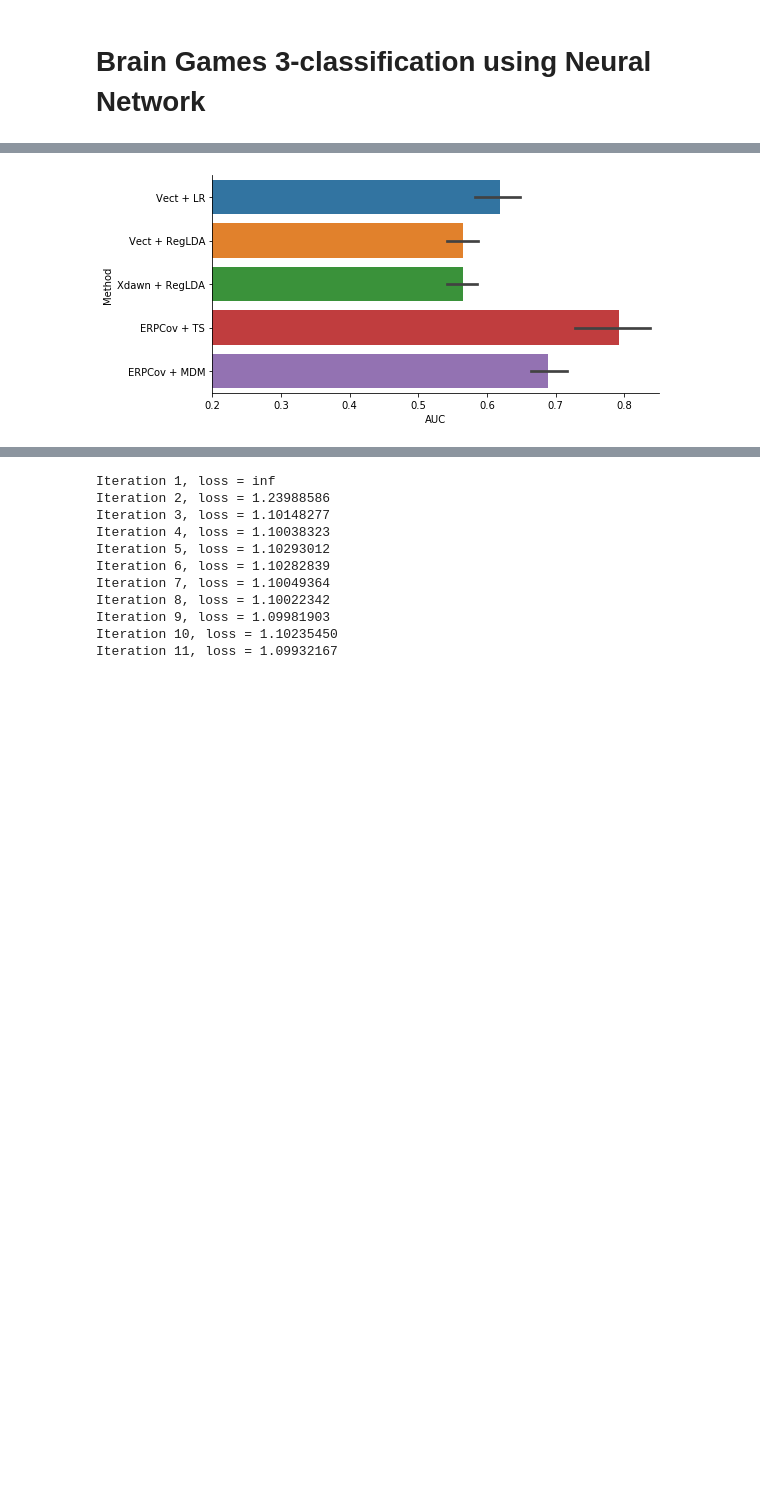
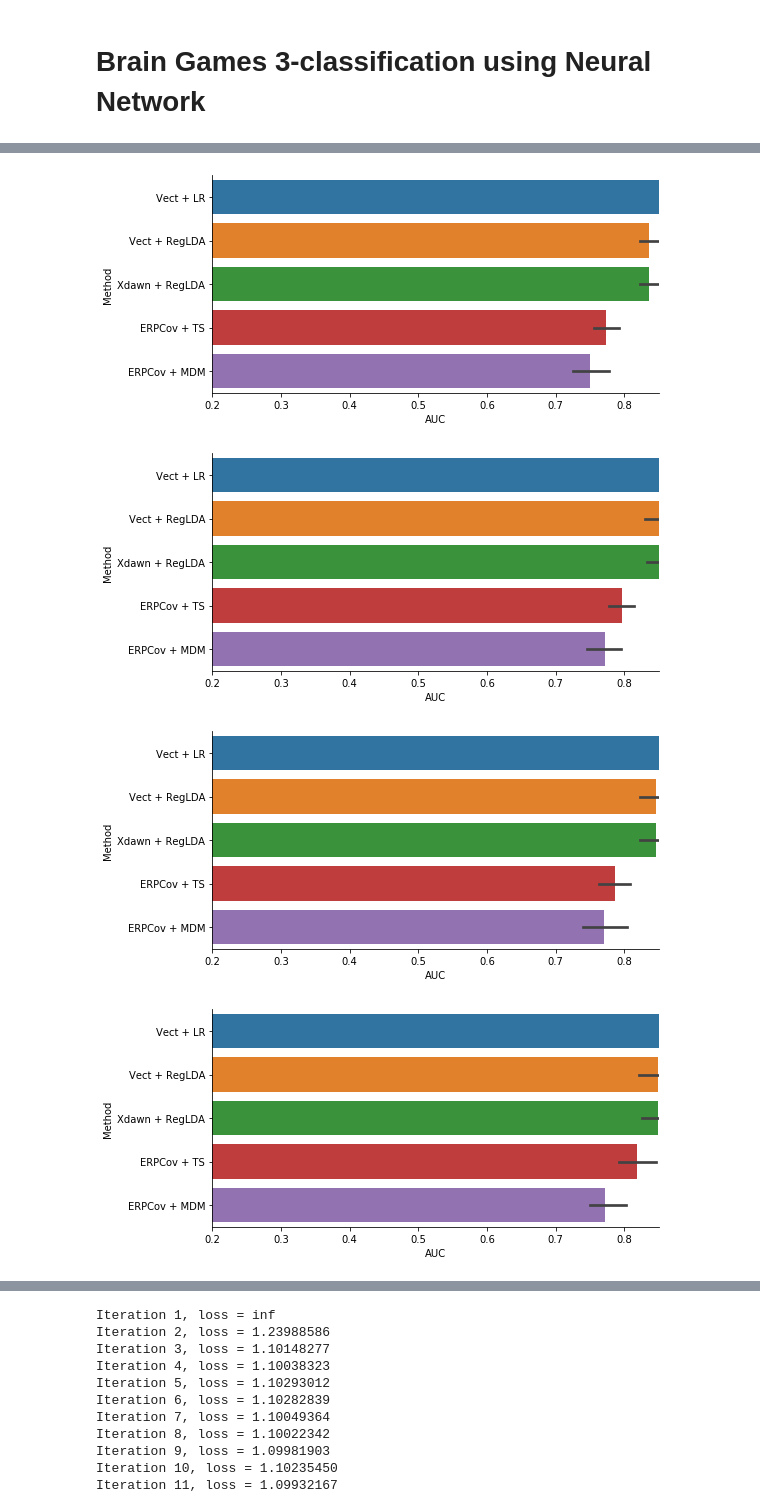
Before and after one commit to lytzV/BrainGames, a Jupyter notebook: Brain Games 3-classification using Neural Network.ipynb, the cells around one changed output, grey strips where cells are left out. Drawn from its saved outputs; the diff is of its cells as text; code cells hidden in the pictures; blank space fills up the shorter version.

Commit message:
11/15 dataset and band decomposition is better with large window length

```diff
--- a/Brain Games 3-classification using Neural Network.ipynb
+++ b/Brain Games 3-classification using Neural Network.ipynb
@@ -178,7 +227,7 @@ def train(max_iter, alpha, solver, X_train, y_train, X_test, y_test):
     return train_scr, test_scr
 # %%
 def run(window_len, verbose):
-    print(window_len)
+    print("Window size:",window_len,"s")
     if verbose: print("Loading Data...")
     sample_len, data_per_window, channel = loadData(60, window_len, verbose, "60sactualrest.csv", "60smultiplication5.4lvl.csv")
     if verbose: print("===================================================================================")
@@ -195,8 +244,64 @@ def run(window_len, verbose):
     if verbose: print("Training Data...")
     #print((data_per_window/nfft)*100,"%")
     X_train, y_train, X_test, y_test = make_train_test(post_stft_dataset, 0.8)
+    print(X_train.shape, X_test.shape)
     train_scr, test_scr = train(100, 1e-8, 'lbfgs', X_train, y_train, X_test, y_test)
     return train_scr, test_scr, percentage
+def run_band(window_len, verbose):
+    clfs = OrderedDict()
+
+    clfs['Vect + LR'] = make_pipeline(Vectorizer(), StandardScaler(), LogisticRegression())
+    clfs['Vect + RegLDA'] = make_pipeline(Vectorizer(), LDA(shrinkage='auto', solver='eigen'))
+    clfs['Xdawn + RegLDA'] = make_pipeline(Xdawn(2, classes=[1]), Vectorizer(), LDA(shrinkage='auto', solver='eigen'))
+    clfs['ERPCov + TS'] = make_pipeline(ERPCovariances(), TangentSpace(), LogisticRegression())
+    clfs['ERPCov + MDM'] = make_pipeline(ERPCovariances(), MDM())
+    print("Window size:",window_len,"s")
+    if verbose: print("Loading Data...")
+    sample_len, data_per_window, channel = loadData(600, window_len, verbose, "10minrest.csv", "10min100-400multiplication.csv")
+    if verbose: print("===================================================================================")
+    if verbose: print("")
+    if verbose: print("Triming Data...")
+    pruned = trimData(sample_len, data_per_window, channel, verbose)
+    if verbose: print("===================================================================================")
+    if verbose: print("")
+    if verbose: print("Spectralizing Data...")
+    spectralized = stcbp(pruned, 256, data_per_window)
+    #print(spectralized)
+    if verbose: print("===================================================================================")
+    if verbose: print("")
+    if verbose: print("Training Data...")
+    #print((data_per_window/nfft)*100,"%")
+    X_train, y_train, X_test, y_test = make_train_test(spectralized, 0.8)
+    #train_scr, test_scr = train(100, 1e-8, 'lbfgs', X_train, y_train, X_test, y_test)
+    #return train_scr, test_scr#, percentage
+    X = np.vstack((X_train,X_test))
+    X = np.reshape(X, newshape=(X.shape[0],1,X.shape[1]))
+    y = np.vstack((np.reshape(y_train,newshape=(y_train.shape[0],1)),np.reshape(np.asarray(y_test), newshape=(y_test.shape[0],1))))
+    y = y.flatten() #crucial, sklearn prefers a vector not an array for labels
+    assert X.shape[0] == y.shape[0]
+    # define cross validation
+    cv = StratifiedShuffleSplit(n_splits=10, test_size=0.2, random_state=42)
+
+    # run cross validation for each pipeline
+    auc = []
+    mean = []
+    methods = []
+    for m in clfs:
+        res = cross_val_score(clfs[m], X, y, scoring='roc_auc', cv=cv, n_jobs=-1)
+        mean.append(np.mean(res))
+        auc.extend(res)
+        methods.extend([m]*len(res))
+
+    results = pd.DataFrame(data=auc, columns=['AUC'])
+    results['Method'] = methods
+    print("The average AUC score is:",mean)
+
+    plt.figure(figsize=[8,4])
+    sns.barplot(data=results, x='AUC', y='Method')
+    plt.xlim(0.2, 0.85)
+    sns.despine()
+    return mean
+
 def run_neurotech(window_len, verbose):
     clfs = OrderedDict()
 
@@ -206,9 +311,9 @@ def run_neurotech(window_len, verbose):
     clfs['ERPCov + TS'] = make_pipeline(ERPCovariances(), TangentSpace(), LogisticRegression())
     clfs['ERPCov + MDM'] = make_pipeline(ERPCovariances(), MDM())
     # format data
-    print(window_len)
+    print("Window size:",window_len,"s")
     if verbose: print("Loading Data...")
-    sample_len, data_per_window, channel = loadData(60, window_len, verbose, "60sactualrest.csv", "60smultiplication5.4lvl.csv")
+    sample_len, data_per_window, channel = loadData(120, window_len, verbose, "1115/rest60s/EEG_recording_2019-11-16-07.28.52.csv", "1115/rest60s/EEG_recording_2019-11-16-07.32.46.csv")
     if verbose: print("===================================================================================")
     if verbose: print("")
     if verbose: print("Triming Data...")
@@ -249,18 +354,23 @@ def run_neurotech(window_len, verbose):
     sns.barplot(data=results, x='AUC', y='Method')
     plt.xlim(0.2, 0.85)
     sns.despine()
+    return mean
 
 
-win_len_list = [0.5*i for i in range(1, 2)]
+win_len_list = [1*i for i in range(1, 6)]
+means = []
 test_res = []
 train_res = []
 percent_res = []
 for w in win_len_list:
-    #train_scr, test_scr, percent_scr = run_neurotech(w, False)
-    run_neurotech(w, False)
+    #train_scr, test_scr, percent_scr = run(w, False)
+    means.append(run_band(w, False))
+    #means.append(run_neurotech(w, False))
     #train_res.append(train_scr)
     #test_res.append(test_scr)
     #percent_res.append(percent_scr)
+means = np.array(means)
+
 
 #plt.plot(win_len_list, train_res, label = "Train Score")
 #plt.plot(win_len_list, test_res, label = "Test Score")
@@ -275 +393,4 @@ The average AUC score is: [0.6197278911564625, 0.5650085034013606, 0.56500850340
-[figure, old version]
+[figure, new version]
+[figure, added]
+[figure, added]
+[figure, added]
```
Also changed, not shown: parts of 6 cells of this notebook, 34 other files.
